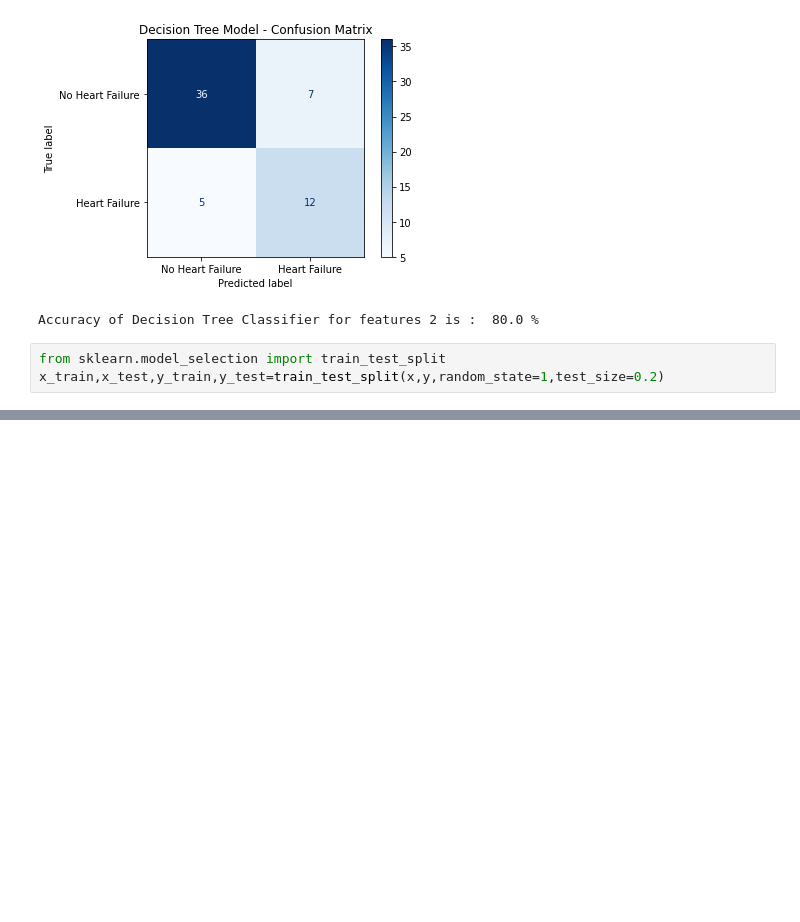
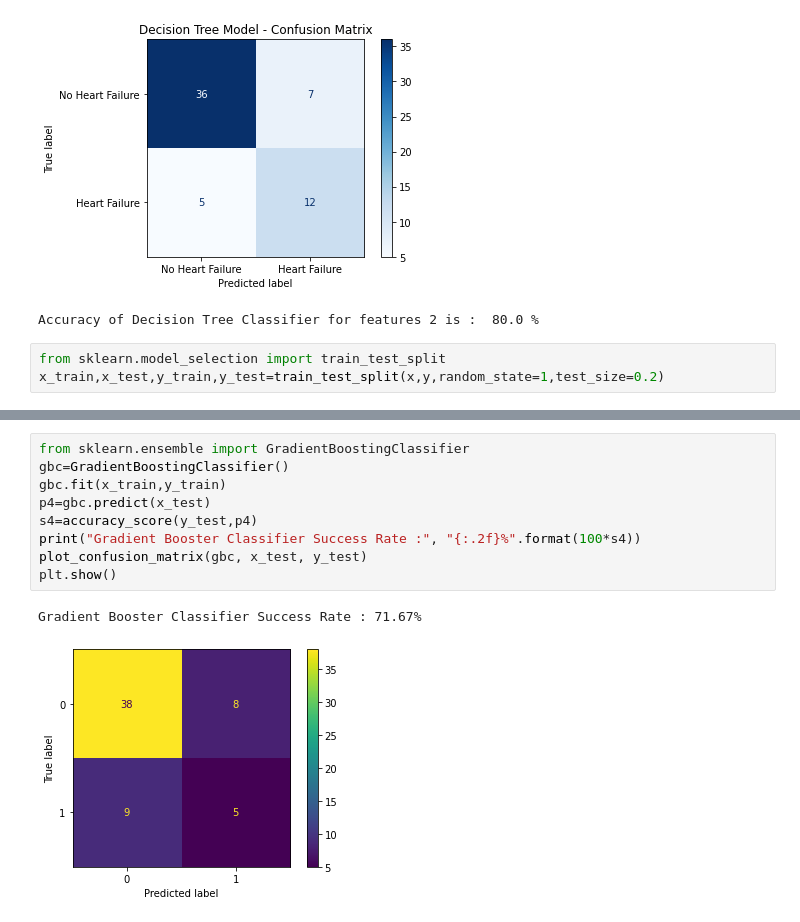
Before and after one commit to jrothbe3/Heart-Failure-Prediction, a Jupyter notebook: notebook.ipynb, the cells around one changed output, grey strips where cells are left out. Drawn from its saved outputs; the diff is of its cells as text; blank space fills up the shorter version.

```diff
--- a/notebook.ipynb
+++ b/notebook.ipynb
@@ -201,0 +231,12 @@ Support Vector Machine Success Rate : 76.67%
+# %%
+from sklearn.ensemble import GradientBoostingClassifier
+gbc=GradientBoostingClassifier()
+gbc.fit(x_train,y_train)
+p4=gbc.predict(x_test)
+s4=accuracy_score(y_test,p4)
+print("Gradient Booster Classifier Success Rate :", "{:.2f}%".format(100*s4))
+plot_confusion_matrix(gbc, x_test, y_test)
+plt.show()
+# %% [output]
+Gradient Booster Classifier Success Rate : 71.67%
+[figure, added]
```
Also changed, not shown: parts of 7 cells of this notebook.
